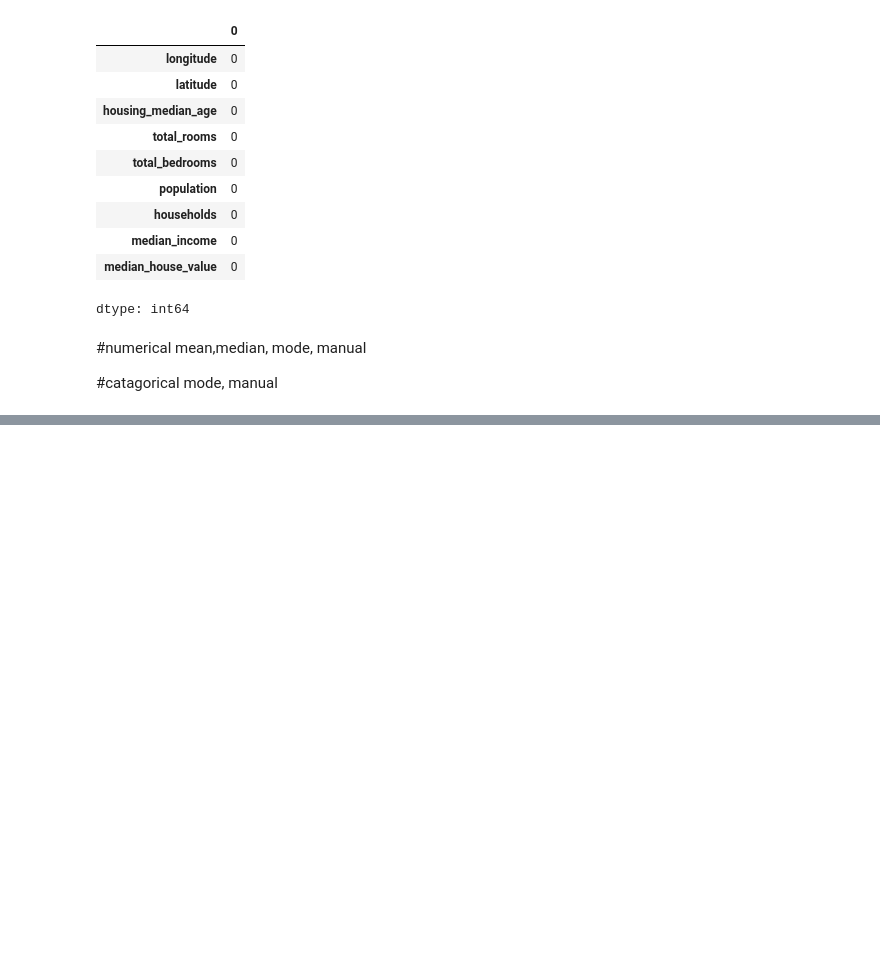
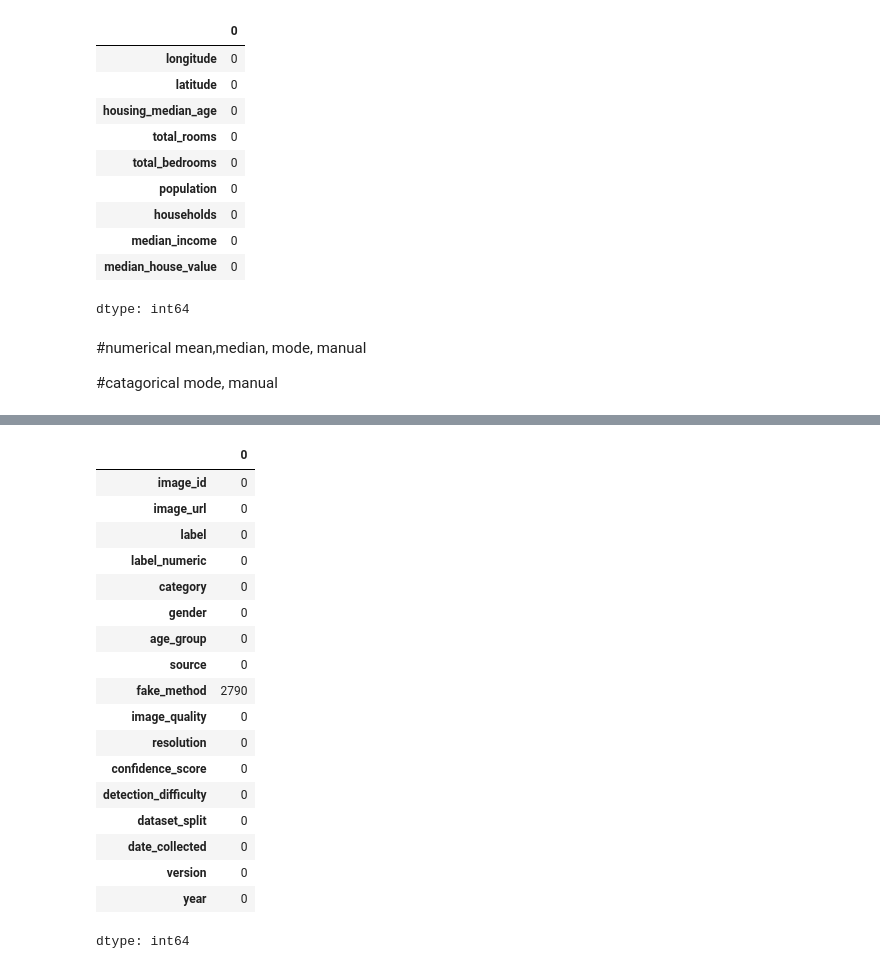
Before and after one commit to Ralein/AI-ML, a Jupyter notebook: Data_Analysis.ipynb, the cells around one changed output, grey strips where cells are left out. Drawn from its saved outputs; the diff is of its cells as text; code cells hidden in the pictures; blank space fills up the shorter version.

```diff
--- a/Data_Analysis.ipynb
+++ b/Data_Analysis.ipynb
@@ -139,0 +179,22 @@ mode, manual
+# %%
+df.isnull().sum()
+# %% [output]
+|  | 0 |
+| image_id | 0 |
+| image_url | 0 |
+| label | 0 |
+| label_numeric | 0 |
+| category | 0 |
+| gender | 0 |
+| age_group | 0 |
+| source | 0 |
+| fake_method | 2790 |
+| image_quality | 0 |
+| resolution | 0 |
+| confidence_score | 0 |
+| detection_difficulty | 0 |
+| dataset_split | 0 |
+| date_collected | 0 |
+| version | 0 |
+| year | 0 |
+dtype: int64
```
Also changed, not shown: parts of 12 cells of this notebook.
